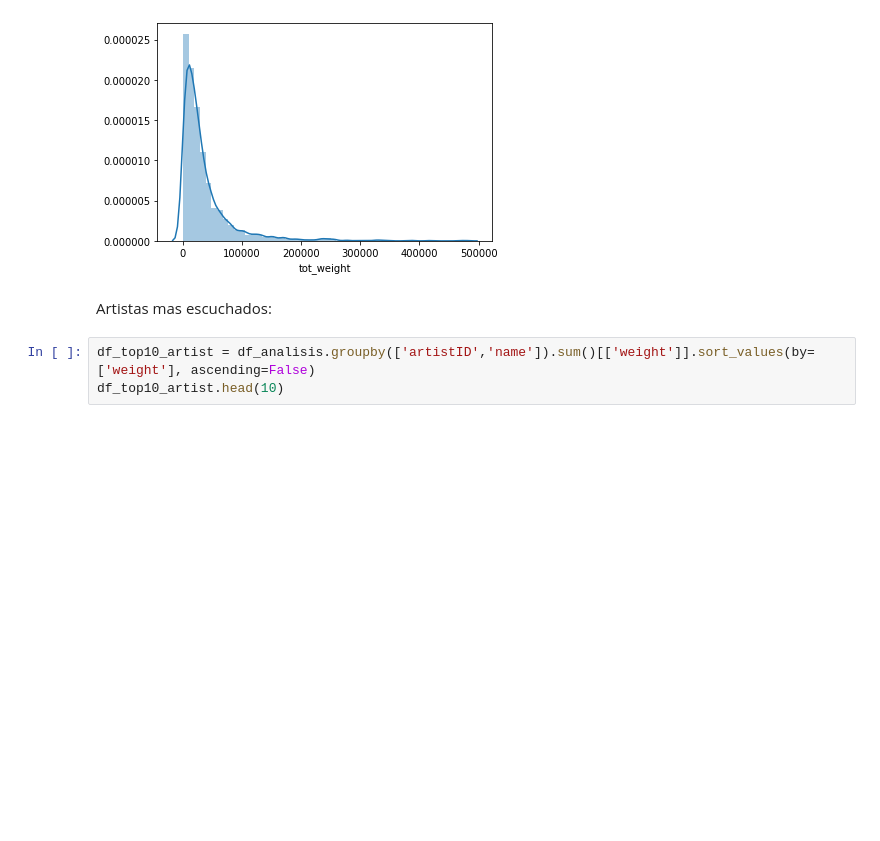
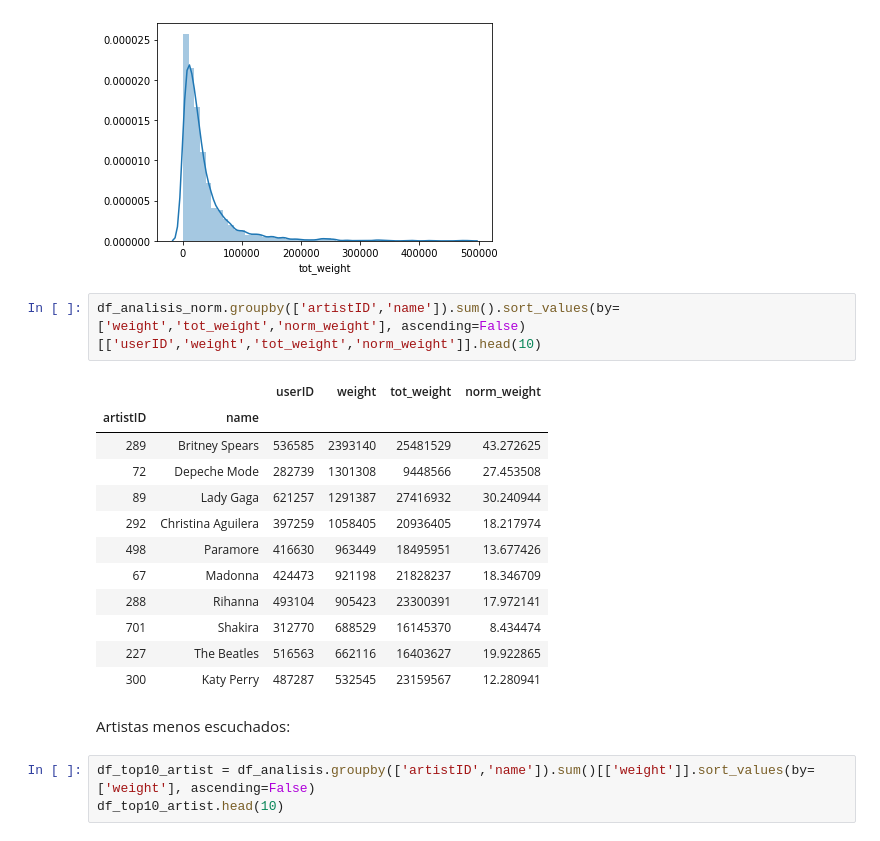
Before and after one commit to mnuclle/DiploDatos, a Jupyter notebook: 07 - Sistemas de Recomendación/SistemasDeRecomendacion-master/practico_1.ipynb, the cells around one changed output. Cells and saved outputs as stored; diff of their text form; blank space fills up the shorter version.

```diff
--- a/07 - Sistemas de Recomendación/SistemasDeRecomendacion-master/practico_1.ipynb
+++ b/07 - Sistemas de Recomendación/SistemasDeRecomendacion-master/practico_1.ipynb
@@ -108,8 +163,23 @@ sns.distplot(dist_list_x_user.tot_weight)
 # %% [output]
 <matplotlib.axes._subplots.AxesSubplot at 0x...>
 [figure]
+# %%
+df_analisis_norm.groupby(['artistID','name']).sum().sort_values(by=['weight','tot_weight','norm_weight'], ascending=False)[['userID','weight','tot_weight','norm_weight']].head(10)
+# %% [output]
+|  |  | userID | weight | tot_weight | norm_weight |
+| artistID | name |  |  |  |  |
+| 289 | Britney Spears | 536585 | 2393140 | 25481529 | 43.272625 |
+| 72 | Depeche Mode | 282739 | 1301308 | 9448566 | 27.453508 |
+| 89 | Lady Gaga | 621257 | 1291387 | 27416932 | 30.240944 |
+| 292 | Christina Aguilera | 397259 | 1058405 | 20936405 | 18.217974 |
+| 498 | Paramore | 416630 | 963449 | 18495951 | 13.677426 |
+| 67 | Madonna | 424473 | 921198 | 21828237 | 18.346709 |
+| 288 | Rihanna | 493104 | 905423 | 23300391 | 17.972141 |
+| 701 | Shakira | 312770 | 688529 | 16145370 | 8.434474 |
+| 227 | The Beatles | 516563 | 662116 | 16403627 | 19.922865 |
+| 300 | Katy Perry | 487287 | 532545 | 23159567 | 12.280941 |
 # %% [markdown]
-Artistas mas escuchados:
+Artistas menos escuchados:
 # %%
 df_top10_artist = df_analisis.groupby(['artistID','name']).sum()[['weight']].sort_values(by=['weight'], ascending=False)
 df_top10_artist.head(10)
```
Also changed, not shown: parts of 25 cells of this notebook.
